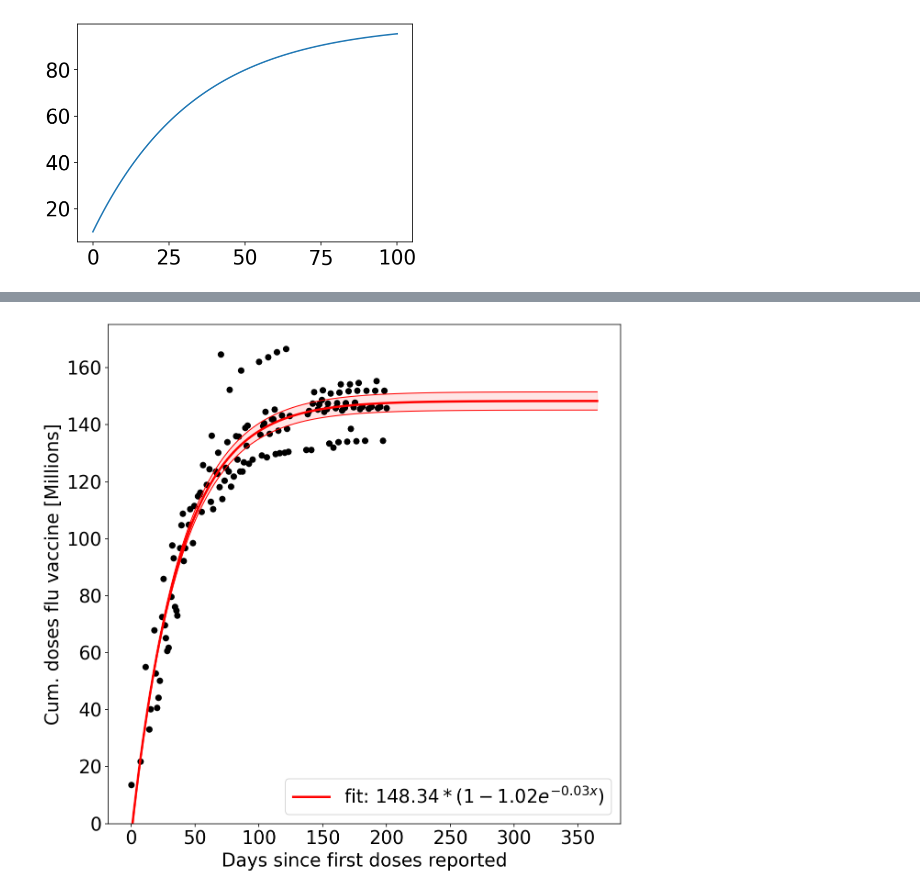
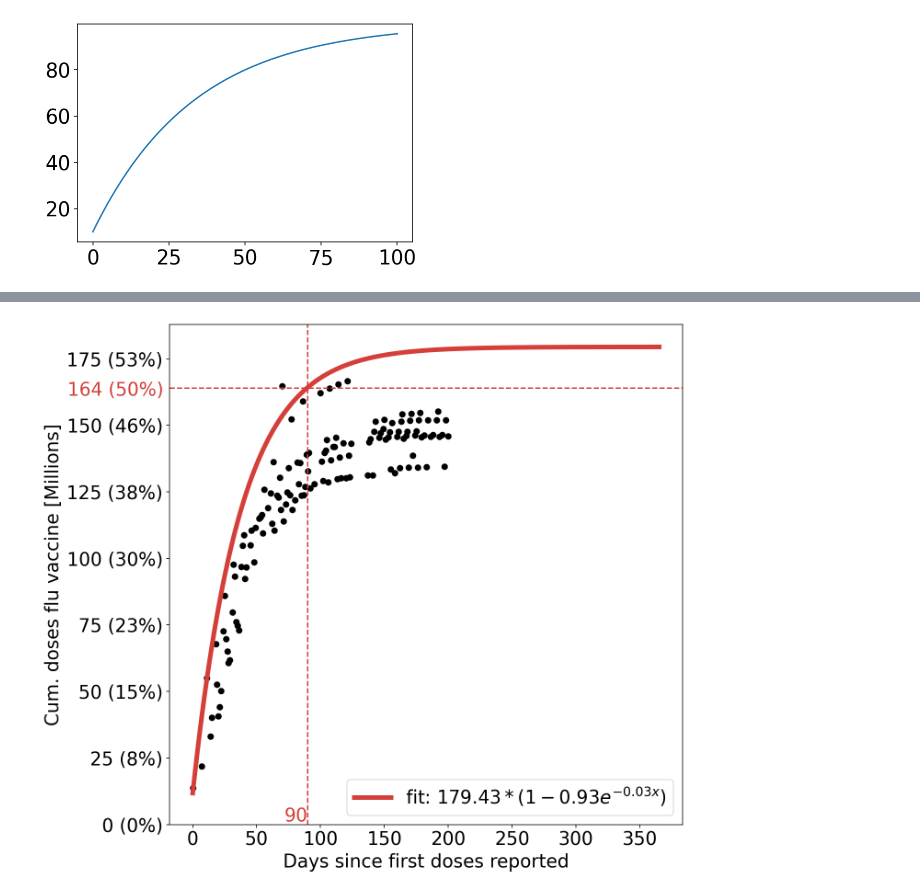
Before and after one commit to sbooeshaghi/fluvax, a Jupyter notebook: notebooks/basic.ipynb, the cells around one changed output, grey strips where cells are left out. Cells and saved outputs as stored; diff of their text form; code cells hidden in the pictures.

```diff
--- a/notebooks/basic.ipynb
+++ b/notebooks/basic.ipynb
@@ -226,0 +250,3 @@ fig.show()
+# %%
+# Here I use the US population for 2020
+US_pop =  328_200_000
@@ -227,45 +273,49 @@ fig.show()
 # %%
+#@title We estimate it will take 90 days to distribute enough vaccines to vaccinate 50% of the US population
 fig, ax = plt.subplots(figsize=(10, 10))
+
+color="#D43F3A"
 
 xdays = plot_data.columns.values
 
 x = (xdays-365/2)%365
 y = np.nanmean(yvals, axis=0)
 ytop = np.nanmean(yvals, axis=0) + np.nanstd(yvals, axis=0)
 ybot = np.nanmean(yvals, axis=0) - np.nanstd(yvals, axis=0)
 
 nx = x - min(x)
-# mean
-popt, pcov = curve_fit(func, nx, y, p0=[140, 1,.01],  maxfev=5000)
-newx = np.linspace(min(nx), 365, 200)
-mid = func(newx, *popt)
-ax.plot(newx, mid, color="red", linewidth=2.5, label=f"fit: ${popt[0]:,.2f}*(1-{popt[1]:,.2f}e^{{-{popt[2]:,.2f}x}})$")
 
-# top
-popt, pcov = curve_fit(func, nx, ytop, p0=[140, 1,.01],  maxfev=5000)
-newx = np.linspace(min(nx), 365, 200)
-top = func(newx, *popt)
-ax.plot(newx, top, color="red", linewidth=1)
-
-# bot
-popt, pcov = curve_fit(func, nx, ybot, p0=[140, 1,.01],  maxfev=5000)
-newx = np.linspace(min(nx), 365, 200)
-bot = func(newx, *popt)
-ax.plot(newx, bot, color="red", linewidth=1)
+ax.scatter(nx,y, color="k")
 
 
-ax.fill_between(newx, bot, top, color="red", alpha=0.1)
+# plot the convex hull
+h = ConvexHull(np.vstack([nx, y]).T)
+x = h.points[h.vertices,0][:5]
+y = h.points[h.vertices,1][:5]
 
-ax.scatter(nx,y, color="k")
+popt, pcov = curve_fit(func, x, y, p0=[140, 1,.01],  maxfev=5000)
+label = f"fit: ${popt[0]:,.2f}*(1-{popt[1]:,.2f}e^{{-{popt[2]:,.2f}x}})$"
+ax.plot(newx, func(newx, *popt), color=color, linewidth=5, label=label)
+
+nppl = US_pop/2/1000000.
+ax.axhline(y=nppl, color=color, linestyle="--")
+xl = newx[func(newx, *popt) >=nppl][0]
+ax.axvline(xl, color=color, linestyle="--")
+ax.text(-98, nppl-3, f"{nppl:.0f} (50%)", color=color)
+ax.text(xl, 1, f"{xl:,.0f}",color= color, ha="right")
 
 ax.set(**{
     "ylim": 0,
     "xlabel": "Days since first doses reported",
-    "ylabel": "Cum. doses flu vaccine [Millions]"
+    "ylabel": "Cum. doses flu vaccine [Millions]",
 })
+fig.canvas.draw()
+
+ax.set_yticklabels([f"{i.get_text()} ({float(i.get_text())/US_pop*100*1000000:,.0f}%)" for i in ax.get_yticklabels()])
+
 
 ax.legend(loc="lower right")
 
 fig.show()
 # %% [output]
-[figure, old version]
+[figure, new version]
```
Also changed, not shown: parts of 14 cells of this notebook.
